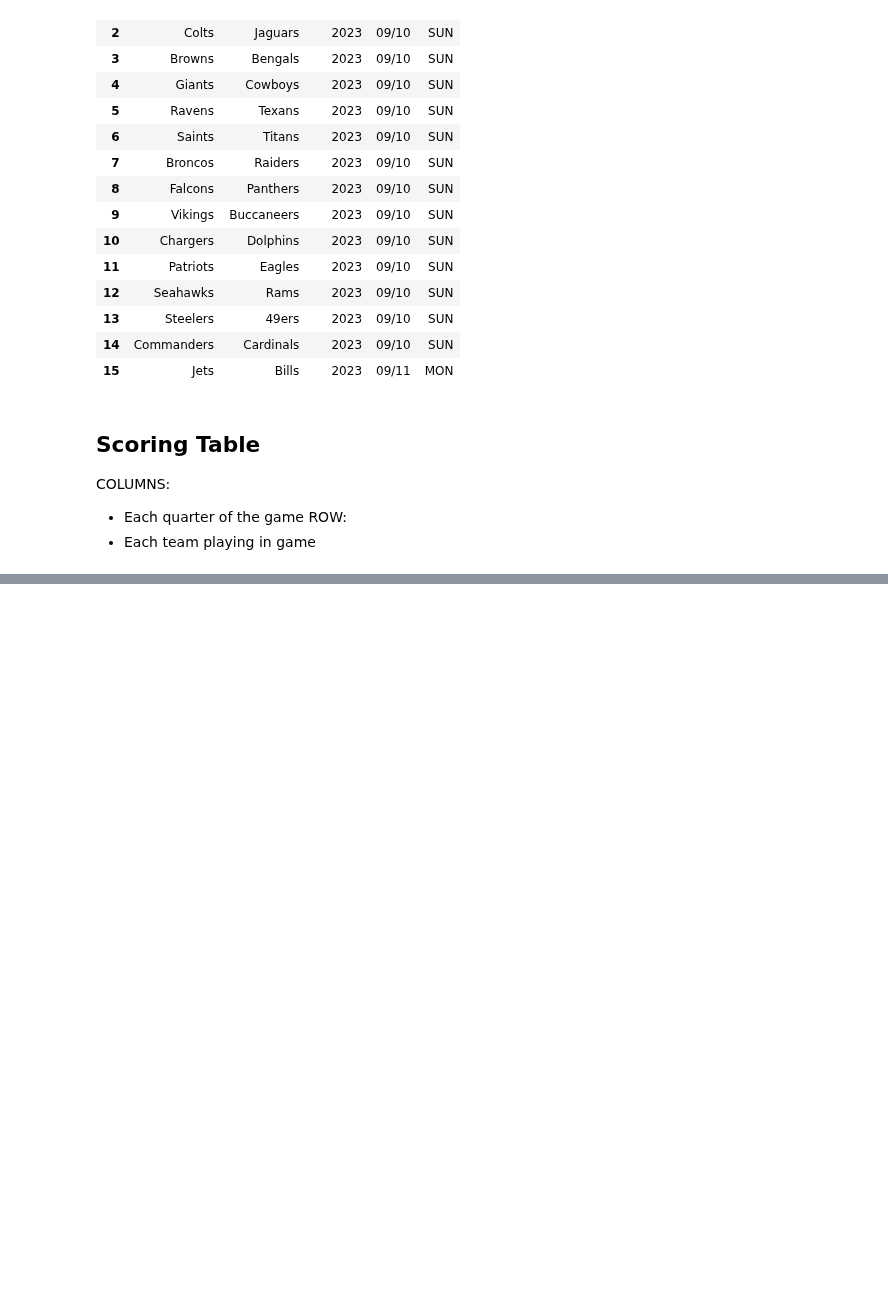
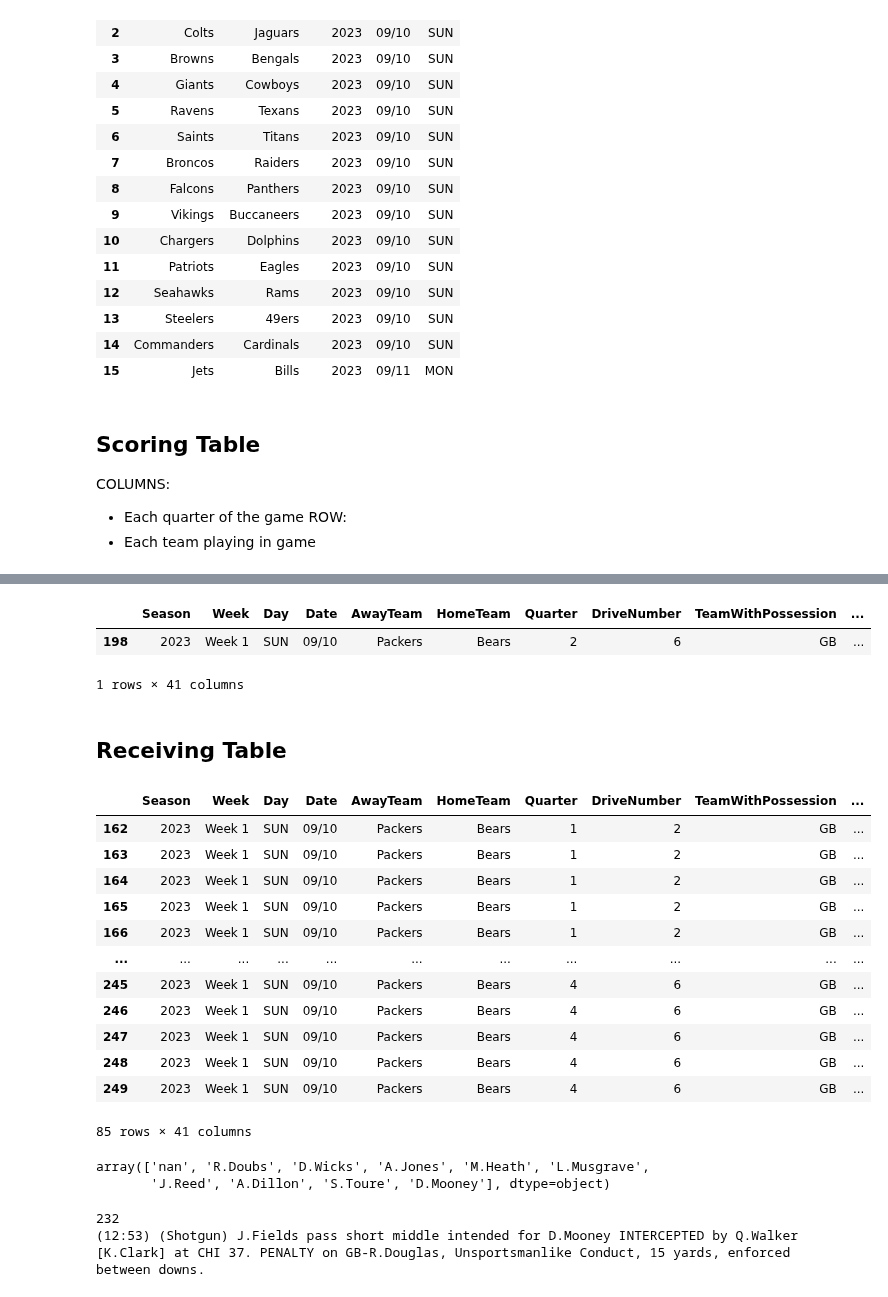
Before and after one commit to KeoniM/NFL_Data_Cleaning, a Jupyter notebook: NFL_Plays_Week1_2023.ipynb, the cells around one changed output, grey strips where cells are left out. Saved outputs shown, nothing was run; the diff lists cells and outputs as text; code cells hidden in the pictures; blank space fills up the shorter version.

Commit message:
Making adjustments to some cleaning methods. Working on Quarterback Table.

```diff
--- a/NFL_Plays_Week1_2023.ipynb
+++ b/NFL_Plays_Week1_2023.ipynb
@@ -1272,8 +1296,8 @@ def clean_intercepted_plays(df_plays, index_start = None):
       if len(yardage) > 0:
         df_yardage_after_interception['Yardage'] = int(yardage[0])
 
-      # PlayOutcome
-      df_yardage_after_interception['PlayOutcome'] = 'Touchdown'
+      # # PlayOutcome
+      # df_yardage_after_interception['PlayOutcome'] = 'Touchdown'
 
       # IsScoringPlay
       df_yardage_after_interception['IsScoringPlay'] = 1
@@ -2183,7 +2231,13 @@ def clean_fumble_plays(df_plays, index_start=None):
       passing_fumble_row['PlayOutcome'] = 'Pass'
       passing_fumble_row = pd.DataFrame([passing_fumble_row], columns=df_plays.columns)
       passing_fumble_row = clean_pass_plays(passing_fumble_row)
-      passing_fumble_row['PlayOutcome'] = df_plays['PlayOutcome'].loc[idx]
+      # passing_fumble_row['PlayOutcome'] = df_plays['PlayOutcome'].loc[idx]
+
+      # Record whether the pass was complete or incomplete.
+      if play.find('pass incomplete') != -1:
+        passing_fumble_row['PlayOutcome'] = f"{df_plays['PlayOutcome'].loc[idx]} (I)"
+      else:
+        passing_fumble_row['PlayOutcome'] = f"{df_plays['PlayOutcome'].loc[idx]} (C)"
 
       # Replacing old row with cleaned row
       df_before_row = df_plays.iloc[:df_plays.index.tolist().index(idx)]
@@ -2477,7 +2531,12 @@ def clean_turnover_on_downs_plays(df_plays, index_start=None):
       passing_turnover_on_downs['PlayOutcome'] = 'Pass'
       passing_turnover_on_downs = pd.DataFrame([passing_turnover_on_downs], columns=df_plays.columns)
       passing_turnover_on_downs = clean_pass_plays(passing_turnover_on_downs)
-      passing_turnover_on_downs['PlayOutcome'] = df_plays['PlayOutcome'].loc[idx]
+
+      # Record whether the pass was complete or incomplete.
+      if play.find('pass incomplete') != -1:
+        passing_turnover_on_downs['PlayOutcome'] = f"{df_plays['PlayOutcome'].loc[idx]} (I)"
+      else:
+        passing_turnover_on_downs['PlayOutcome'] = f"{df_plays['PlayOutcome'].loc[idx]} (C)"
 
       # Replacing old row with cleaned row
       df_before_row = df_plays.iloc[:df_plays.index.tolist().index(idx)]
@@ -4787,0 +4605,46 @@ df_player_with_most_tackles
+# %%
+df_qb_total_passing_plays.loc[df_qb_total_passing_plays['PlayOutcome'].str.contains('sack', case=False)]
+# %% [output]
+|  | Season | Week | Day | Date | AwayTeam | HomeTeam | Quarter | DriveNumber | TeamWithPossession | ... |
+| 198 | 2023 | Week 1 | SUN | 09/10 | Packers | Bears | 2 | 6 | GB | ... |
+1 rows × 41 columns
+# %% [markdown]
+## Receiving Table
+# %%
+game_num = 1
+
+away_team = df_2023_week1_schedule['AwayTeam'].iloc[game_num]
+home_team = df_2023_week1_schedule['HomeTeam'].iloc[game_num]
+
+df_all_plays_in_game = df_week1_plays_cleaned.loc[(df_week1_plays_cleaned['HomeTeam'] == home_team) &
+                                                  (df_week1_plays_cleaned['AwayTeam'] == away_team)]
+# %%
+gb_plays = df_all_plays_in_game.loc[df_all_plays_in_game['TeamWithPossession'] == "GB"]
+
+gb_plays
+# %% [output]
+|  | Season | Week | Day | Date | AwayTeam | HomeTeam | Quarter | DriveNumber | TeamWithPossession | ... |
+| 162 | 2023 | Week 1 | SUN | 09/10 | Packers | Bears | 1 | 2 | GB | ... |
+| 163 | 2023 | Week 1 | SUN | 09/10 | Packers | Bears | 1 | 2 | GB | ... |
+| 164 | 2023 | Week 1 | SUN | 09/10 | Packers | Bears | 1 | 2 | GB | ... |
+| 165 | 2023 | Week 1 | SUN | 09/10 | Packers | Bears | 1 | 2 | GB | ... |
+| 166 | 2023 | Week 1 | SUN | 09/10 | Packers | Bears | 1 | 2 | GB | ... |
+| ... | ... | ... | ... | ... | ... | ... | ... | ... | ... | ... |
+| 245 | 2023 | Week 1 | SUN | 09/10 | Packers | Bears | 4 | 6 | GB | ... |
+| 246 | 2023 | Week 1 | SUN | 09/10 | Packers | Bears | 4 | 6 | GB | ... |
+| 247 | 2023 | Week 1 | SUN | 09/10 | Packers | Bears | 4 | 6 | GB | ... |
+| 248 | 2023 | Week 1 | SUN | 09/10 | Packers | Bears | 4 | 6 | GB | ... |
+| 249 | 2023 | Week 1 | SUN | 09/10 | Packers | Bears | 4 | 6 | GB | ... |
+85 rows × 41 columns
+# %%
+gb_plays['Receiver'].unique()
+# %% [output]
+array(['nan', 'R.Doubs', 'D.Wicks', 'A.Jones', 'M.Heath', 'L.Musgrave',
+       'J.Reed', 'A.Dillon', 'S.Toure', 'D.Mooney'], dtype=object)
+# %%
+for idx, value in gb_plays['PlayDescription'].loc[gb_plays['Receiver'] == "D.Mooney"].items():
+  print(idx)
+  print(value)
+# %% [output]
+232
+(12:53) (Shotgun) J.Fields pass short middle intended for D.Mooney INTERCEPTED by Q.Walker [K.Clark] at CHI 37. PENALTY on GB-R.Douglas, Unsportsmanlike Conduct, 15 yards, enforced between downs.
```
Also changed, not shown: parts of 42 cells of this notebook.
